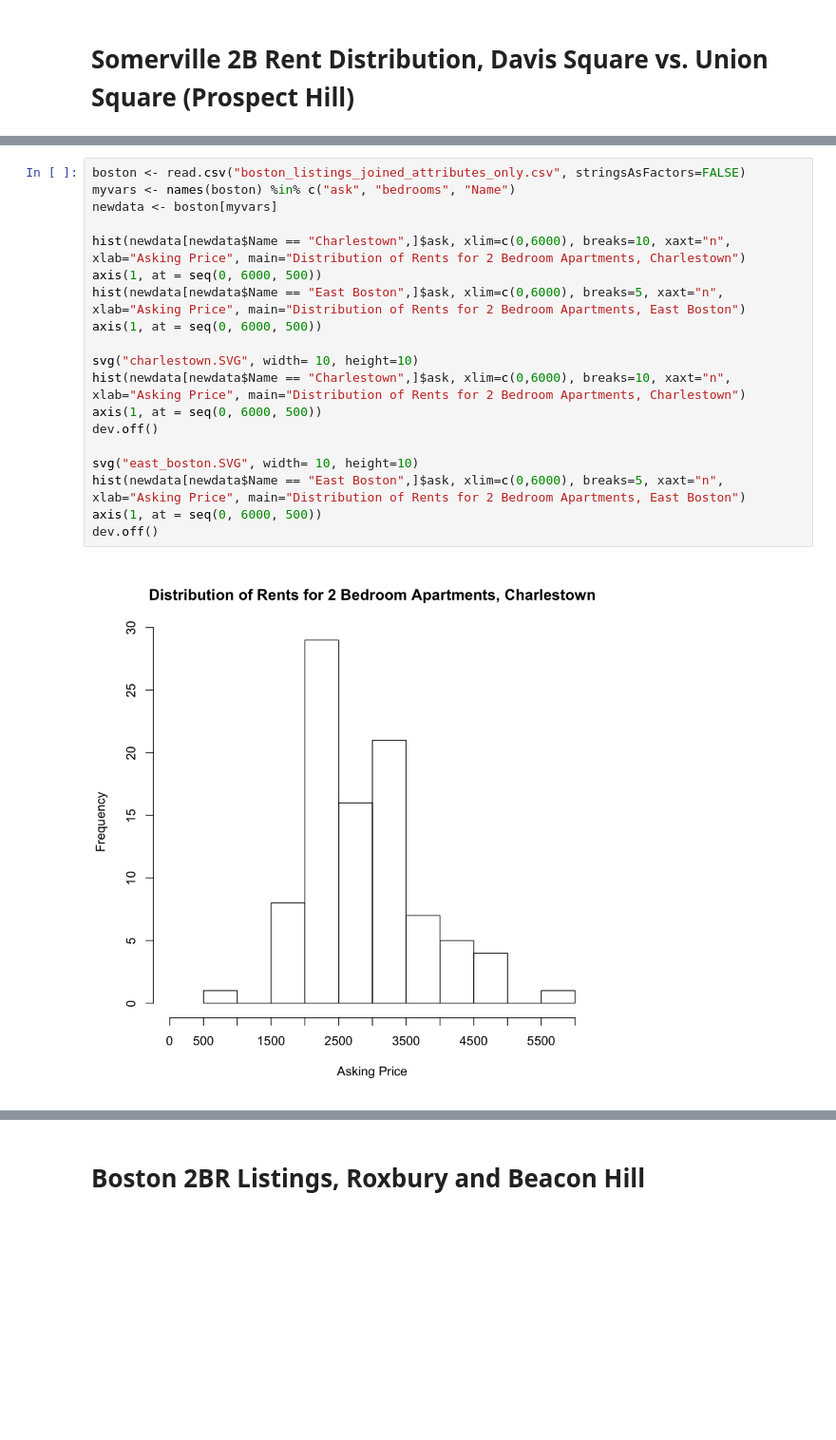
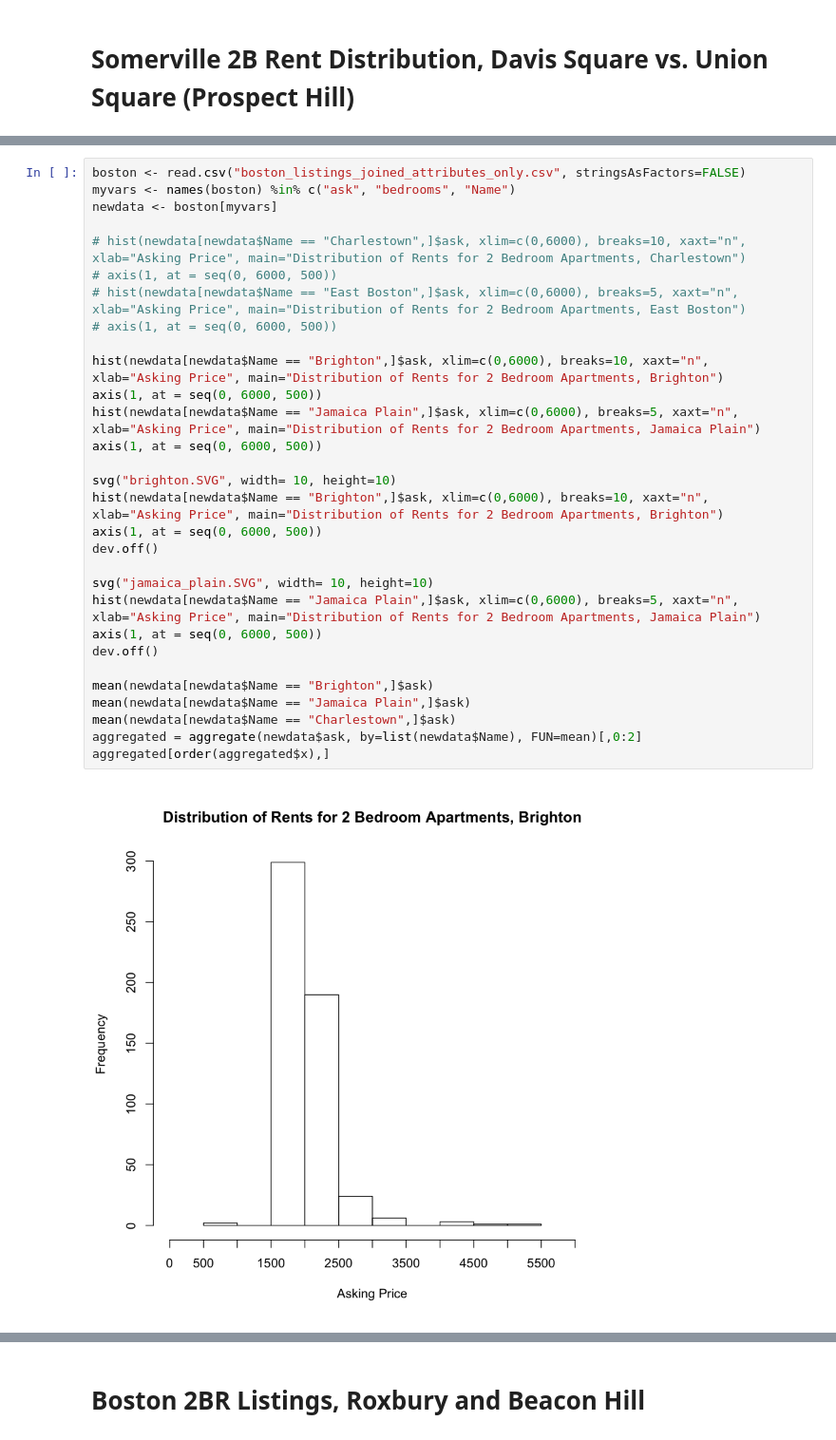
Before and after one commit to allthesignals/rental_listings_analysis, a Jupyter notebook: Rental Listings, 2br - Neighborhood Distributions & Mean.ipynb, the cells around one changed output, grey strips where cells are left out. Shown at 95% size. Cells and saved outputs as stored; diff of their text form; blank space fills up the shorter version.

```diff
--- a/Rental Listings, 2br - Neighborhood Distributions & Mean.ipynb
+++ b/Rental Listings, 2br - Neighborhood Distributions & Mean.ipynb
@@ -33,24 +29,35 @@ pdf
 # %%
 boston <- read.csv("boston_listings_joined_attributes_only.csv", stringsAsFactors=FALSE)
 myvars <- names(boston) %in% c("ask", "bedrooms", "Name")
 newdata <- boston[myvars]
 
-hist(newdata[newdata$Name == "Charlestown",]$ask, xlim=c(0,6000), breaks=10, xaxt="n", xlab="Asking Price", main="Distribution of Rents for 2 Bedroom Apartments, Charlestown")
+# hist(newdata[newdata$Name == "Charlestown",]$ask, xlim=c(0,6000), breaks=10, xaxt="n", xlab="Asking Price", main="Distribution of Rents for 2 Bedroom Apartments, Charlestown")
+# axis(1, at = seq(0, 6000, 500))
+# hist(newdata[newdata$Name == "East Boston",]$ask, xlim=c(0,6000), breaks=5, xaxt="n", xlab="Asking Price", main="Distribution of Rents for 2 Bedroom Apartments, East Boston")
+# axis(1, at = seq(0, 6000, 500))
+
+hist(newdata[newdata$Name == "Brighton",]$ask, xlim=c(0,6000), breaks=10, xaxt="n", xlab="Asking Price", main="Distribution of Rents for 2 Bedroom Apartments, Brighton")
 axis(1, at = seq(0, 6000, 500))
-hist(newdata[newdata$Name == "East Boston",]$ask, xlim=c(0,6000), breaks=5, xaxt="n", xlab="Asking Price", main="Distribution of Rents for 2 Bedroom Apartments, East Boston")
+hist(newdata[newdata$Name == "Jamaica Plain",]$ask, xlim=c(0,6000), breaks=5, xaxt="n", xlab="Asking Price", main="Distribution of Rents for 2 Bedroom Apartments, Jamaica Plain")
 axis(1, at = seq(0, 6000, 500))
 
-svg("charlestown.SVG", width= 10, height=10)
-hist(newdata[newdata$Name == "Charlestown",]$ask, xlim=c(0,6000), breaks=10, xaxt="n", xlab="Asking Price", main="Distribution of Rents for 2 Bedroom Apartments, Charlestown")
+svg("brighton.SVG", width= 10, height=10)
+hist(newdata[newdata$Name == "Brighton",]$ask, xlim=c(0,6000), breaks=10, xaxt="n", xlab="Asking Price", main="Distribution of Rents for 2 Bedroom Apartments, Brighton")
 axis(1, at = seq(0, 6000, 500))
 dev.off()
 
-svg("east_boston.SVG", width= 10, height=10)
-hist(newdata[newdata$Name == "East Boston",]$ask, xlim=c(0,6000), breaks=5, xaxt="n", xlab="Asking Price", main="Distribution of Rents for 2 Bedroom Apartments, East Boston")
+svg("jamaica_plain.SVG", width= 10, height=10)
+hist(newdata[newdata$Name == "Jamaica Plain",]$ask, xlim=c(0,6000), breaks=5, xaxt="n", xlab="Asking Price", main="Distribution of Rents for 2 Bedroom Apartments, Jamaica Plain")
 axis(1, at = seq(0, 6000, 500))
 dev.off()
+
+mean(newdata[newdata$Name == "Brighton",]$ask)
+mean(newdata[newdata$Name == "Jamaica Plain",]$ask)
+mean(newdata[newdata$Name == "Charlestown",]$ask)
+aggregated = aggregate(newdata$ask, by=list(newdata$Name), FUN=mean)[,0:2]
+aggregated[order(aggregated$x),]
 # %% [output]
-[figure, old version]
+[figure, new version]
 pdf
   2
 pdf
```
Also changed, not shown: parts of 4 cells of this notebook, 3 other files.
